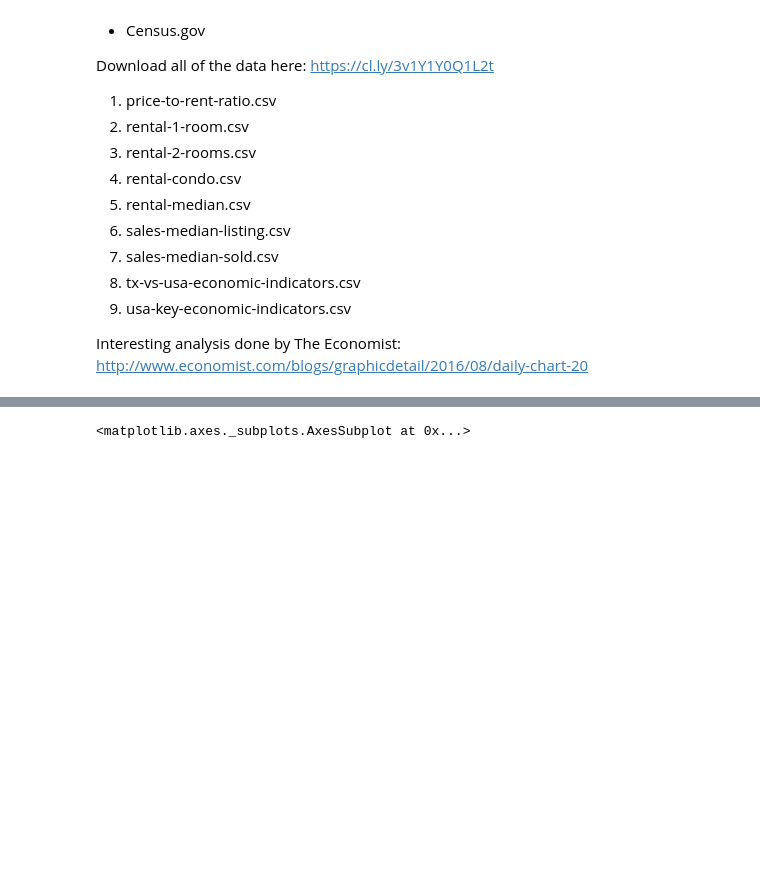
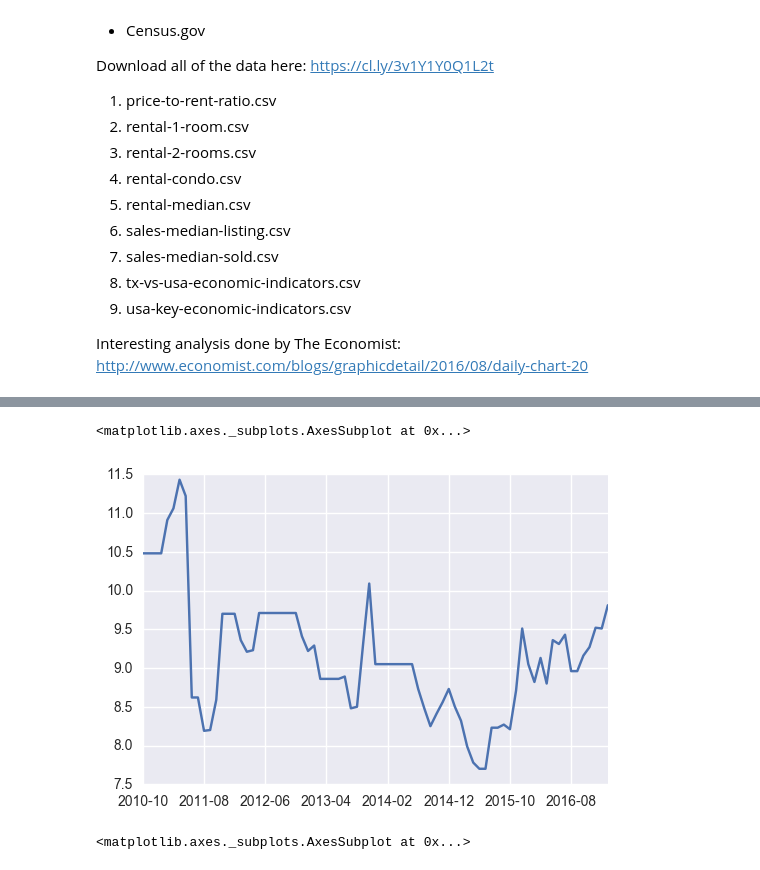
Before and after one commit to carlsednaoui/thinkful-data-science, a Jupyter notebook: coursework/unit_1_project/zillow.ipynb, the cells around one changed output, grey strips where cells are left out. Drawn from its saved outputs; the diff is of its cells as text; code cells hidden in the pictures; blank space fills up the shorter version.

```diff
--- a/coursework/unit_1_project/zillow.ipynb
+++ b/coursework/unit_1_project/zillow.ipynb
@@ -83 +111,8 @@ Name: 2017-02, dtype: float64
+# %%
+# Plot the price-to-rent in Vermont
+# Note: The data has many NaN so we need to patch those
+avg_ptr_by_state.loc["VT"].fillna(method="backfill").plot()
+# %% [output]
+<matplotlib.axes._subplots.AxesSubplot at 0x...>
+[figure, added]
 # %%
```
Also changed, not shown: parts of 18 cells of this notebook.
